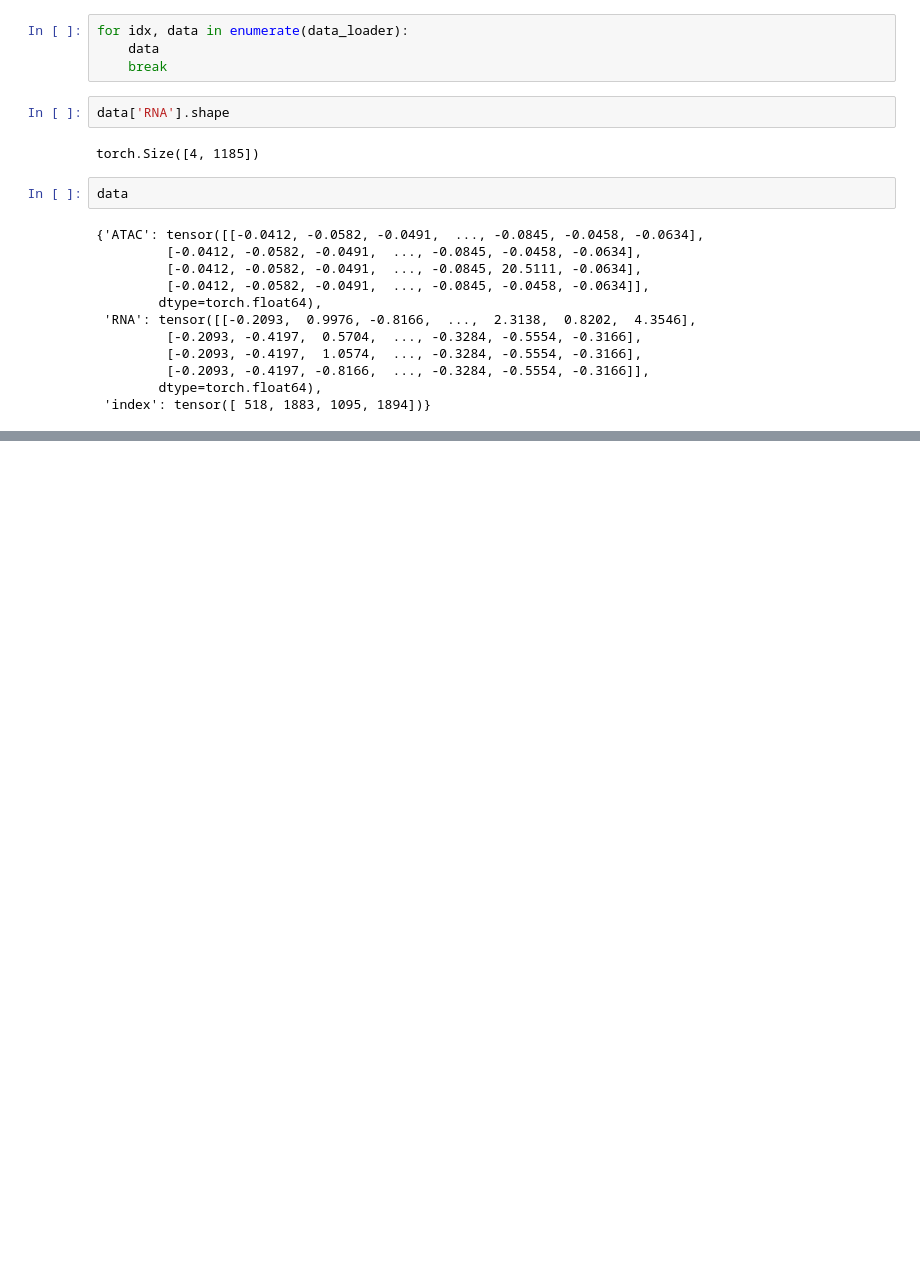
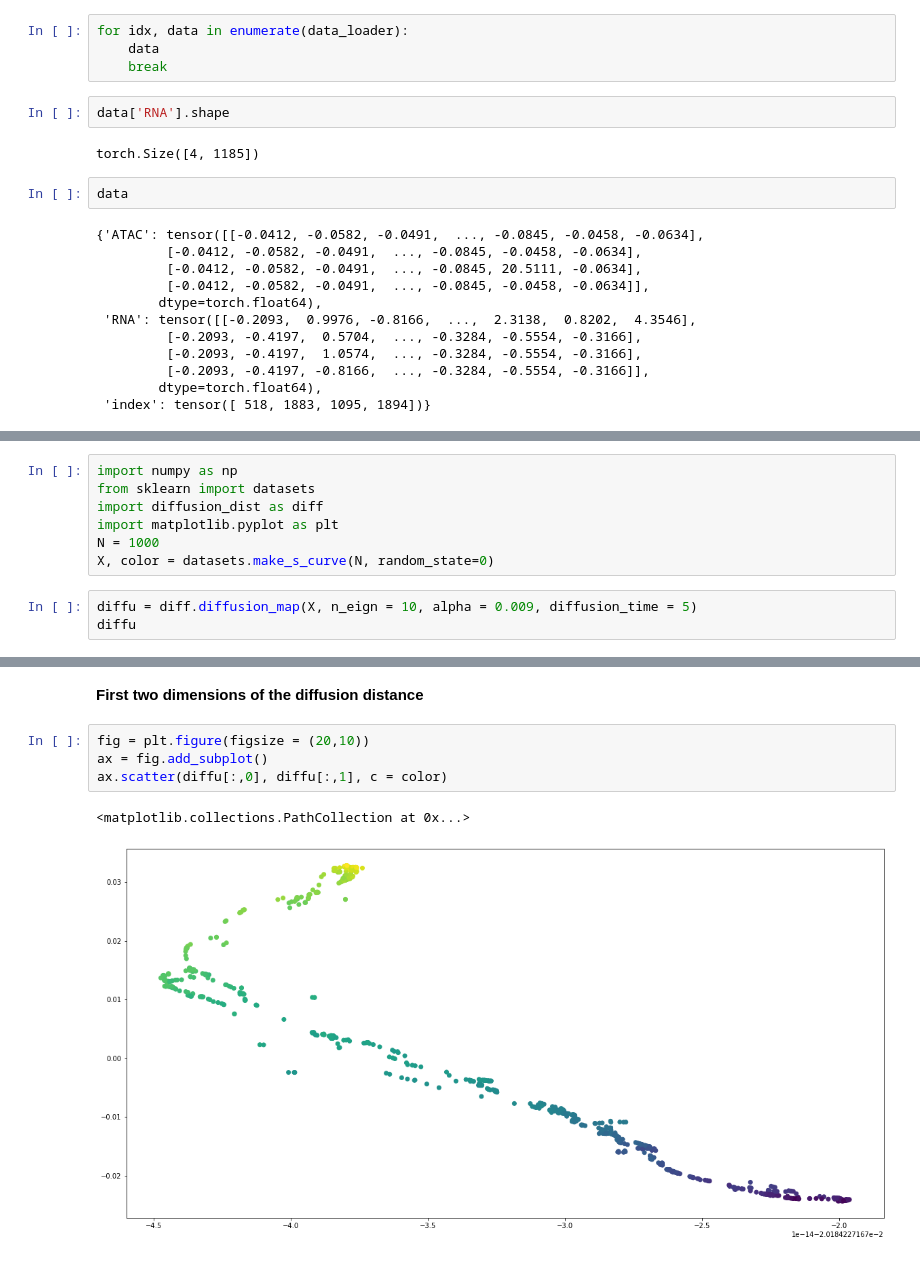
Before and after one commit to cyang389/JointTI, a Jupyter notebook: integration.ipynb, the cells around one changed output, grey strips where cells are left out. Saved outputs shown, nothing was run; the diff lists cells and outputs as text; blank space fills up the shorter version.

Commit message:
add diffusion distance

```diff
--- a/integration.ipynb
+++ b/integration.ipynb
@@ -87,0 +90,10 @@ data
+# %%
+import numpy as np
+from sklearn import datasets
+import diffusion_dist as diff
+import matplotlib.pyplot as plt
+N = 1000
+X, color = datasets.make_s_curve(N, random_state=0)
+# %%
+diffu = diff.diffusion_map(X, n_eign = 10, alpha = 0.009, diffusion_time = 5)
+diffu
@@ -87,0 +114,9 @@ data
+# %% [markdown]
+**First two dimensions of the diffusion distance**
+# %%
+fig = plt.figure(figsize = (20,10))
+ax = fig.add_subplot()
+ax.scatter(diffu[:,0], diffu[:,1], c = color)
+# %% [output]
+<matplotlib.collections.PathCollection at 0x...>
+[figure, added]
```
Also changed, not shown: parts of 4 cells of this notebook, 1 other file.
